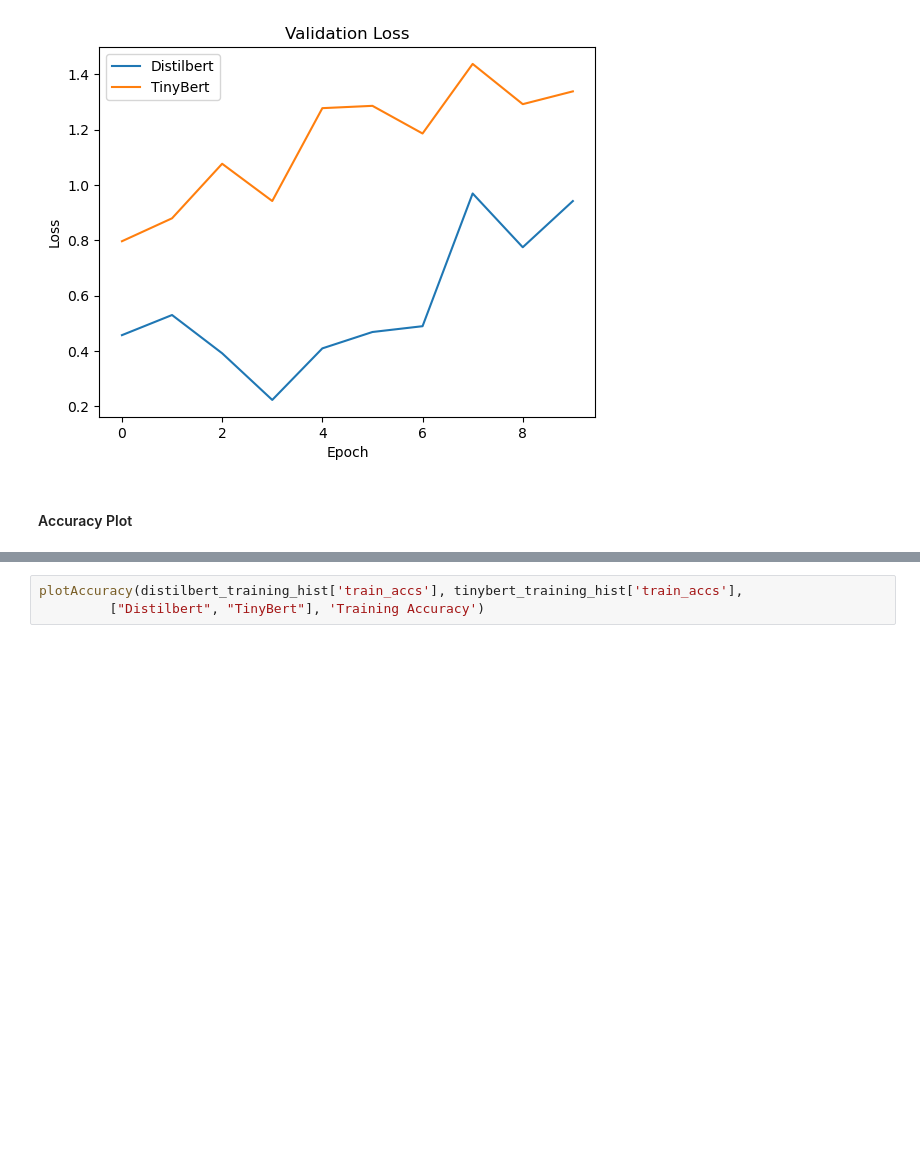
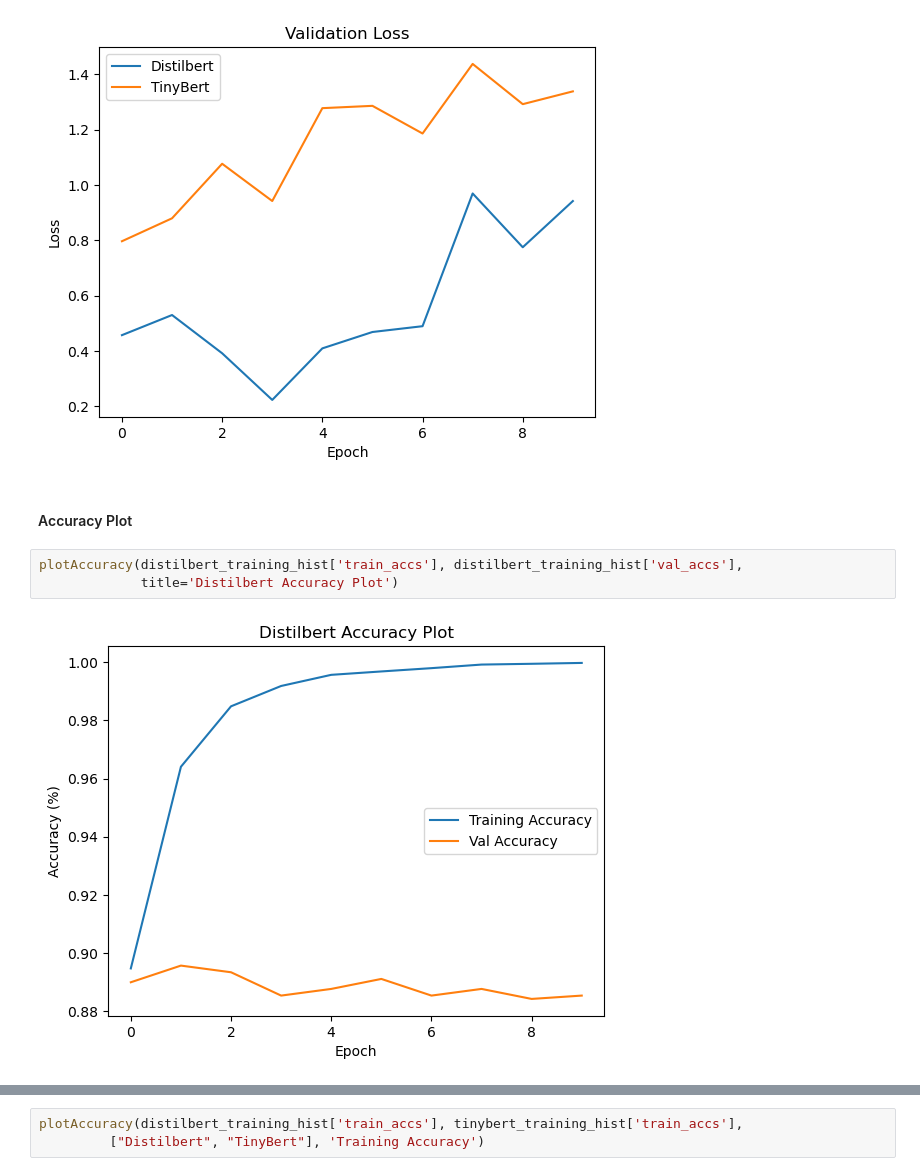
Before and after one commit to aal2015/NLP-Project, a Jupyter notebook: models_analysis.ipynb, the cells around one changed output, grey strips where cells are left out. Cells and saved outputs as stored; diff of their text form; blank space fills up the shorter version.

```diff
--- a/models_analysis.ipynb
+++ b/models_analysis.ipynb
@@ -317,4 +393,9 @@ plotLoss(distilbert_training_hist['val_losses'], tinybert_training_hist['val_los
 [figure]
 # %% [markdown]
 #### Accuracy Plot
+# %%
+plotAccuracy(distilbert_training_hist['train_accs'], distilbert_training_hist['val_accs'],
+             title='Distilbert Accuracy Plot')
+# %% [output]
+[figure, added]
 # %%
```
Also changed, not shown: parts of 94 cells of this notebook, 5 other files.
